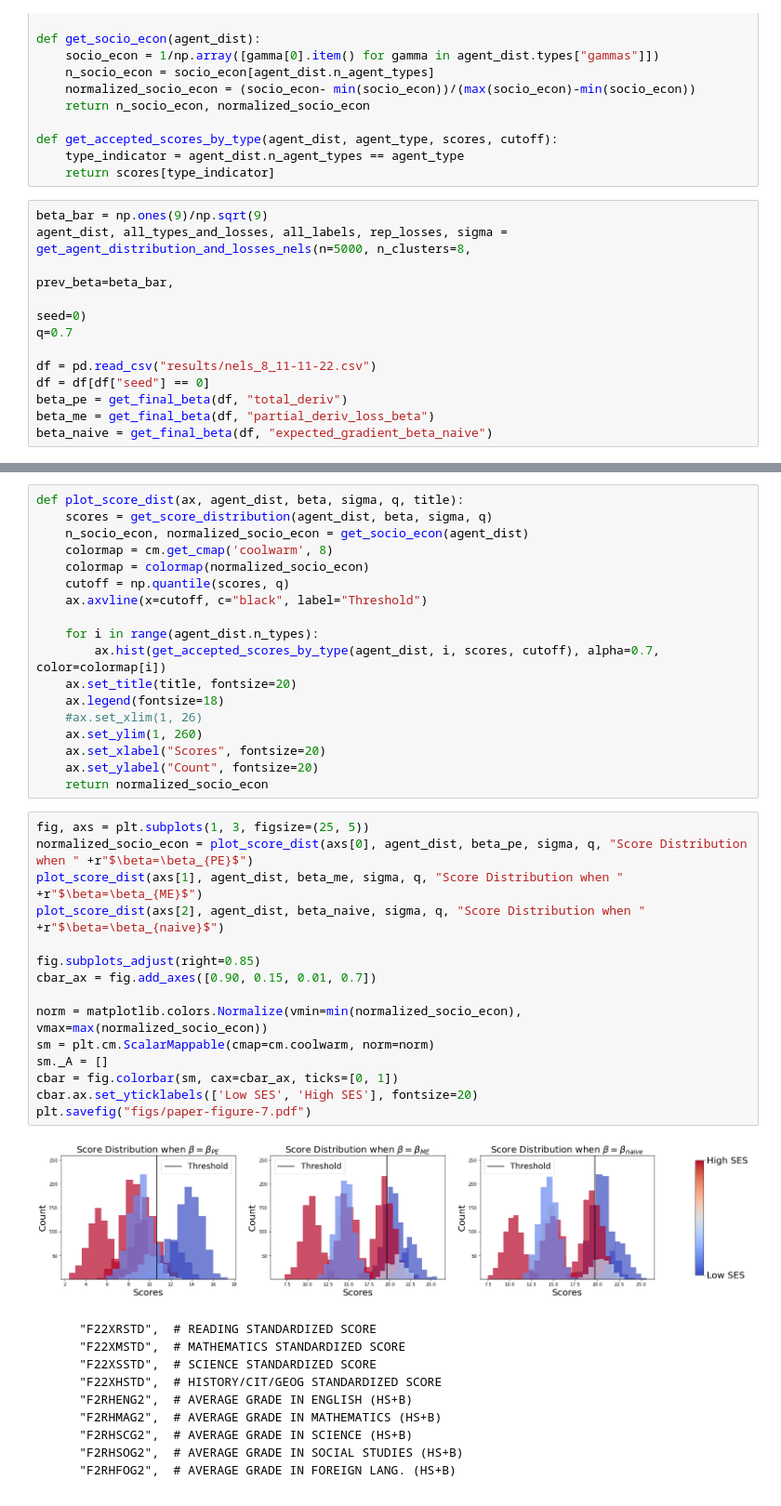
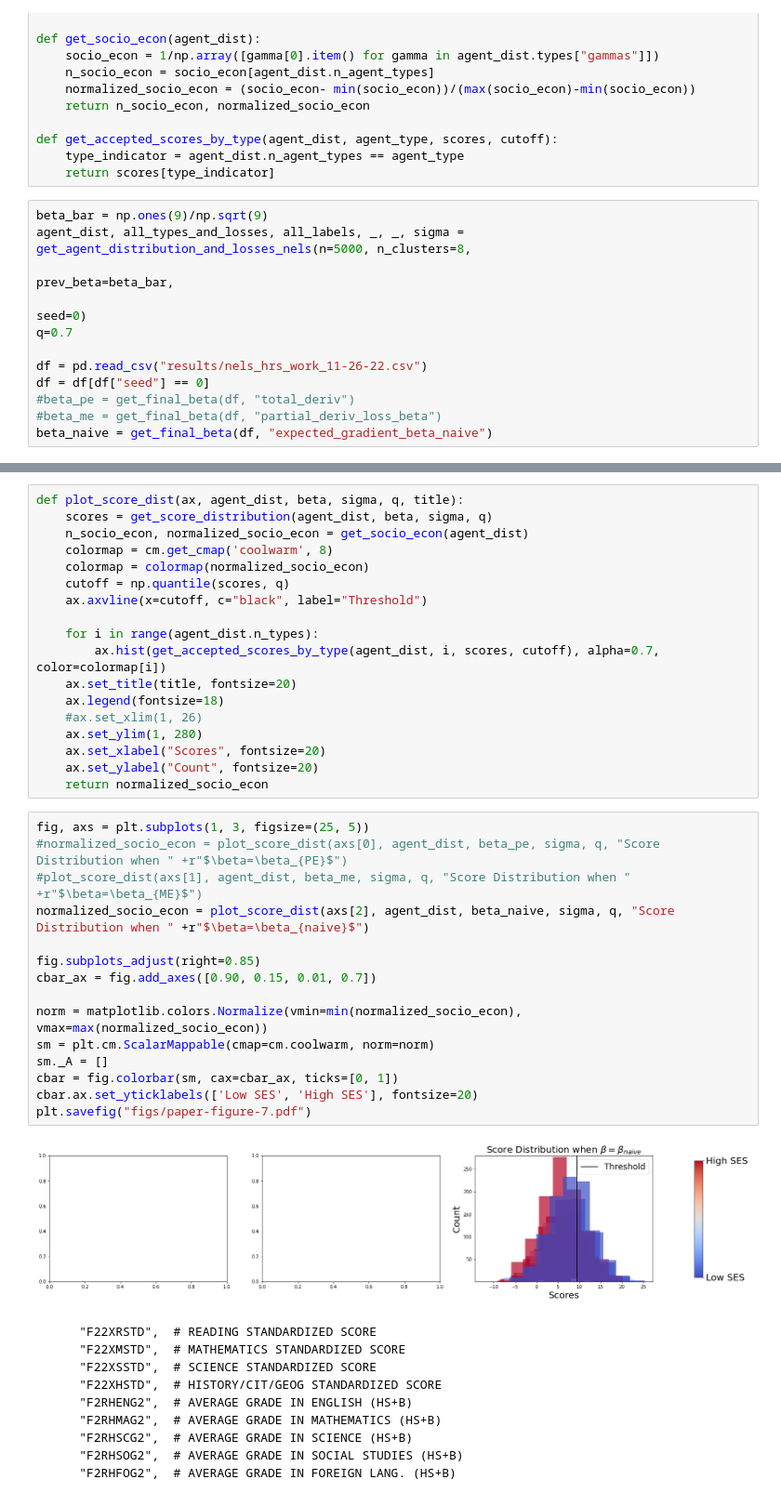
Before and after one commit to roshni714/policy-learning-competing-agents, a Jupyter notebook: paper-figure-7.ipynb, the cells around one changed output, grey strips where cells are left out. Shown: that part at 93% size. Saved outputs shown, nothing was run; the diff lists cells and outputs as text.

```diff
--- a/paper-figure-7.ipynb
+++ b/paper-figure-7.ipynb
@@ -27,13 +27,13 @@ def get_accepted_scores_by_type(agent_dist, agent_type, scores, cutoff):
     return scores[type_indicator]
 # %%
 beta_bar = np.ones(9)/np.sqrt(9)
-agent_dist, all_types_and_losses, all_labels, rep_losses, sigma = get_agent_distribution_and_losses_nels(n=5000, n_clusters=8,
+agent_dist, all_types_and_losses, all_labels, _, _, sigma = get_agent_distribution_and_losses_nels(n=5000, n_clusters=8,
                                                                                               prev_beta=beta_bar,
                                                                                               seed=0)
 q=0.7
 
-df = pd.read_csv("results/nels_8_11-11-22.csv")
+df = pd.read_csv("results/nels_hrs_work_11-26-22.csv")
 df = df[df["seed"] == 0]
-beta_pe = get_final_beta(df, "total_deriv")
-beta_me = get_final_beta(df, "partial_deriv_loss_beta")
+#beta_pe = get_final_beta(df, "total_deriv")
+#beta_me = get_final_beta(df, "partial_deriv_loss_beta")
 beta_naive = get_final_beta(df, "expected_gradient_beta_naive")
@@ -51,27 +87,27 @@ def plot_score_dist(ax, agent_dist, beta, sigma, q, title):
     ax.set_title(title, fontsize=20)
     ax.legend(fontsize=18)
     #ax.set_xlim(1, 26)
-    ax.set_ylim(1, 260)
+    ax.set_ylim(1, 280)
     ax.set_xlabel("Scores", fontsize=20)
     ax.set_ylabel("Count", fontsize=20)
     return normalized_socio_econ
 # %%
 fig, axs = plt.subplots(1, 3, figsize=(25, 5))
-normalized_socio_econ = plot_score_dist(axs[0], agent_dist, beta_pe, sigma, q, "Score Distribution when " +r"$\beta=\beta_{PE}$")
-plot_score_dist(axs[1], agent_dist, beta_me, sigma, q, "Score Distribution when " +r"$\beta=\beta_{ME}$")
-plot_score_dist(axs[2], agent_dist, beta_naive, sigma, q, "Score Distribution when " +r"$\beta=\beta_{naive}$")
+#normalized_socio_econ = plot_score_dist(axs[0], agent_dist, beta_pe, sigma, q, "Score Distribution when " +r"$\beta=\beta_{PE}$")
+#plot_score_dist(axs[1], agent_dist, beta_me, sigma, q, "Score Distribution when " +r"$\beta=\beta_{ME}$")
+normalized_socio_econ = plot_score_dist(axs[2], agent_dist, beta_naive, sigma, q, "Score Distribution when " +r"$\beta=\beta_{naive}$")
 
 fig.subplots_adjust(right=0.85)
 cbar_ax = fig.add_axes([0.90, 0.15, 0.01, 0.7])
 
 norm = matplotlib.colors.Normalize(vmin=min(normalized_socio_econ), vmax=max(normalized_socio_econ))
 sm = plt.cm.ScalarMappable(cmap=cm.coolwarm, norm=norm)
 sm._A = []
 cbar = fig.colorbar(sm, cax=cbar_ax, ticks=[0, 1])
 cbar.ax.set_yticklabels(['Low SES', 'High SES'], fontsize=20)
 plt.savefig("figs/paper-figure-7.pdf")
 # %% [output]
-[figure, old version]
+[figure, new version]
 # %% [markdown]
         "F22XRSTD",  # READING STANDARDIZED SCORE
         "F22XMSTD",  # MATHEMATICS STANDARDIZED SCORE
```
Also changed, not shown: parts of 3 cells of this notebook, 13 other files.
